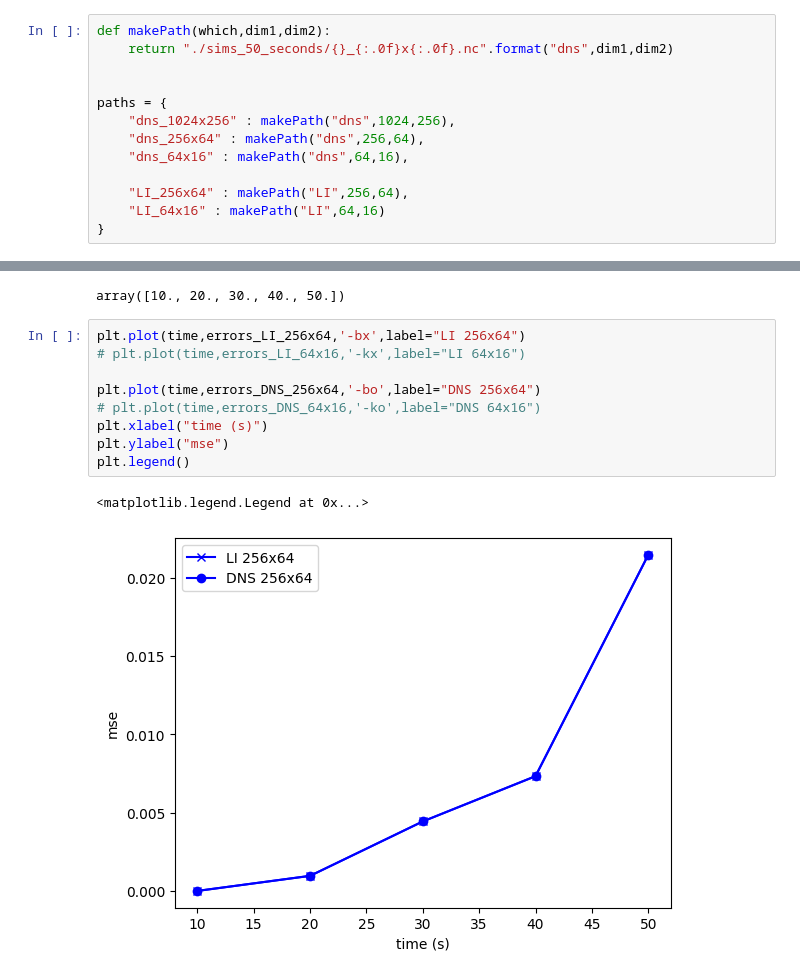
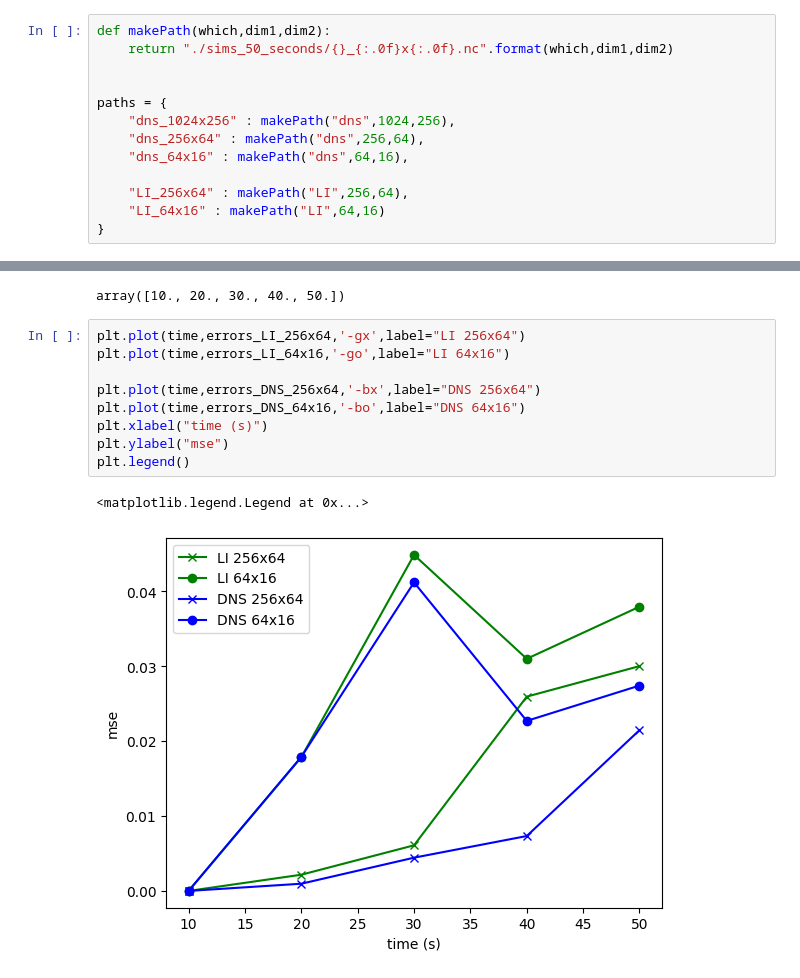
Before and after one commit to diegodelc/jax-cfd, a Jupyter notebook: notebooks/hybrid_model/evaluating_hybrid_model.ipynb, the cells around one changed output, grey strips where cells are left out. Saved outputs shown, nothing was run; the diff lists cells and outputs as text.

Commit message:
clearer plots

```diff
--- a/notebooks/hybrid_model/evaluating_hybrid_model.ipynb
+++ b/notebooks/hybrid_model/evaluating_hybrid_model.ipynb
@@ -27,7 +27,7 @@ import jax_cfd.ml.newSaveObject as saving
 import jax_cfd.ml.diego_towers as mytowers
 # %%
 def makePath(which,dim1,dim2):
-    return "./sims_50_seconds/{}_{:.0f}x{:.0f}.nc".format("dns",dim1,dim2)
+    return "./sims_50_seconds/{}_{:.0f}x{:.0f}.nc".format(which,dim1,dim2)
 
 
 paths = {
@@ -103,14 +98,14 @@ time
 # %% [output]
 array([10., 20., 30., 40., 50.])
 # %%
-plt.plot(time,errors_LI_256x64,'-bx',label="LI 256x64")
-# plt.plot(time,errors_LI_64x16,'-kx',label="LI 64x16")
+plt.plot(time,errors_LI_256x64,'-gx',label="LI 256x64")
+plt.plot(time,errors_LI_64x16,'-go',label="LI 64x16")
 
-plt.plot(time,errors_DNS_256x64,'-bo',label="DNS 256x64")
-# plt.plot(time,errors_DNS_64x16,'-ko',label="DNS 64x16")
+plt.plot(time,errors_DNS_256x64,'-bx',label="DNS 256x64")
+plt.plot(time,errors_DNS_64x16,'-bo',label="DNS 64x16")
 plt.xlabel("time (s)")
 plt.ylabel("mse")
 plt.legend()
 # %% [output]
 <matplotlib.legend.Legend at 0x...>
-[figure, old version]
+[figure, new version]
```
Also changed, not shown: parts of 5 cells of this notebook, 1 other file.
